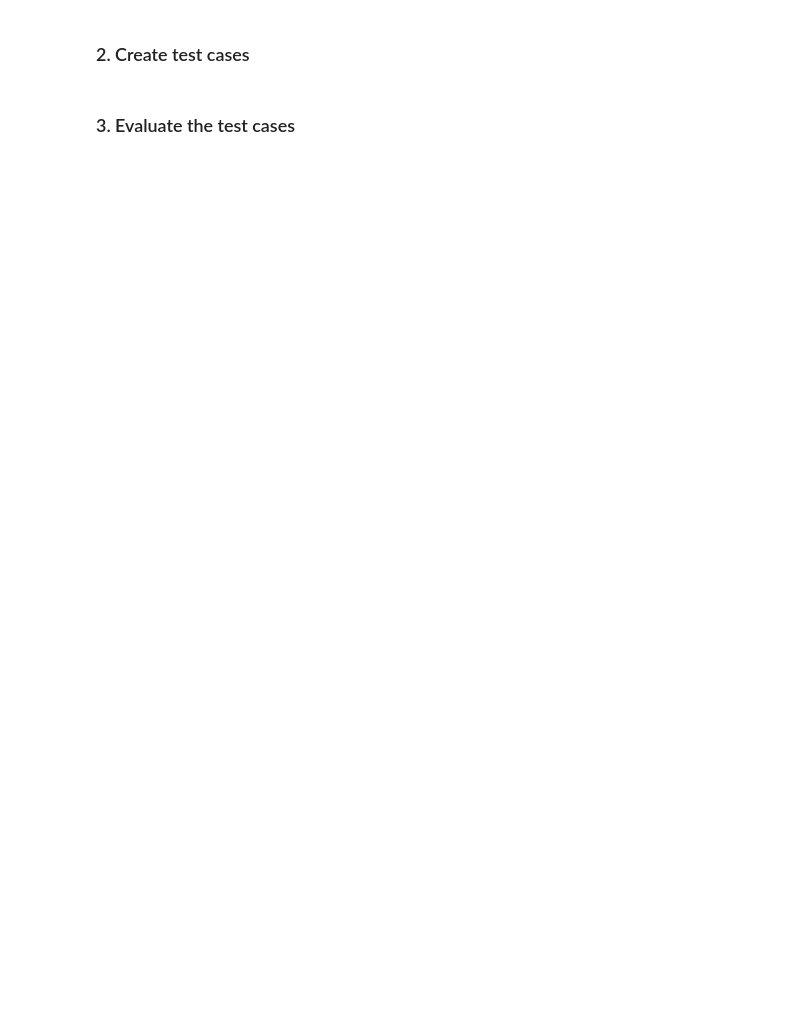
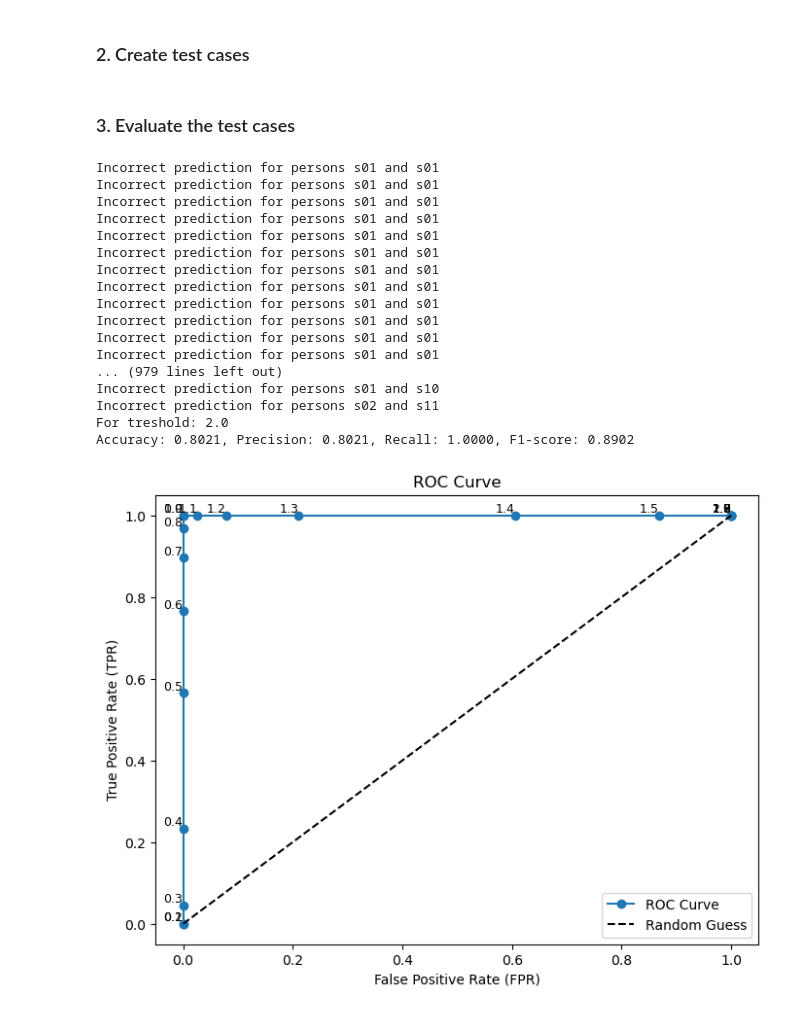
Before and after one commit to DATX11-DIT561-VT25-93/DATX11-DIT561-VT25-93, a Jupyter notebook: flaskr/app/functionality/performance_test_recognition.ipynb, the cells around one changed output. Saved outputs shown, nothing was run; the diff lists cells and outputs as text; code cells hidden in the pictures; blank space fills up the shorter version.

Commit message:
added ROC plot + refactoring

```diff
--- a/flaskr/app/functionality/performance_test_recognition.ipynb
+++ b/flaskr/app/functionality/performance_test_recognition.ipynb
@@ -6,7 +6,7 @@ import cv2
 from detection import detect_face_for_testing
 from feature_extraction import extract_feature, init_facenet
 
-DATASET_PATH = "test_images_FEI"
+DATASET_PATH = "test_images_GT"
 REF_IMG_INDEX = 11 # The index for the reference images in a particular dataset
                    # FEI -> 11
 
@@ -110,0 +181,21 @@ plt.show()
+# %%
+run_test(y_true, 1)
+# %% [output]
+Incorrect prediction for persons s01 and s01
+Incorrect prediction for persons s01 and s01
+Incorrect prediction for persons s01 and s01
+Incorrect prediction for persons s01 and s01
+Incorrect prediction for persons s01 and s01
+Incorrect prediction for persons s01 and s01
+Incorrect prediction for persons s01 and s01
+Incorrect prediction for persons s01 and s01
+Incorrect prediction for persons s01 and s01
+Incorrect prediction for persons s01 and s01
+Incorrect prediction for persons s01 and s01
+Incorrect prediction for persons s01 and s01
+... (979 lines left out)
+Incorrect prediction for persons s01 and s10
+Incorrect prediction for persons s02 and s11
+For treshold: 2.0
+Accuracy: 0.8021, Precision: 0.8021, Recall: 1.0000, F1-score: 0.8902
+[figure, added]
```
Also changed, not shown: parts of 2 cells of this notebook, 1 other file.
